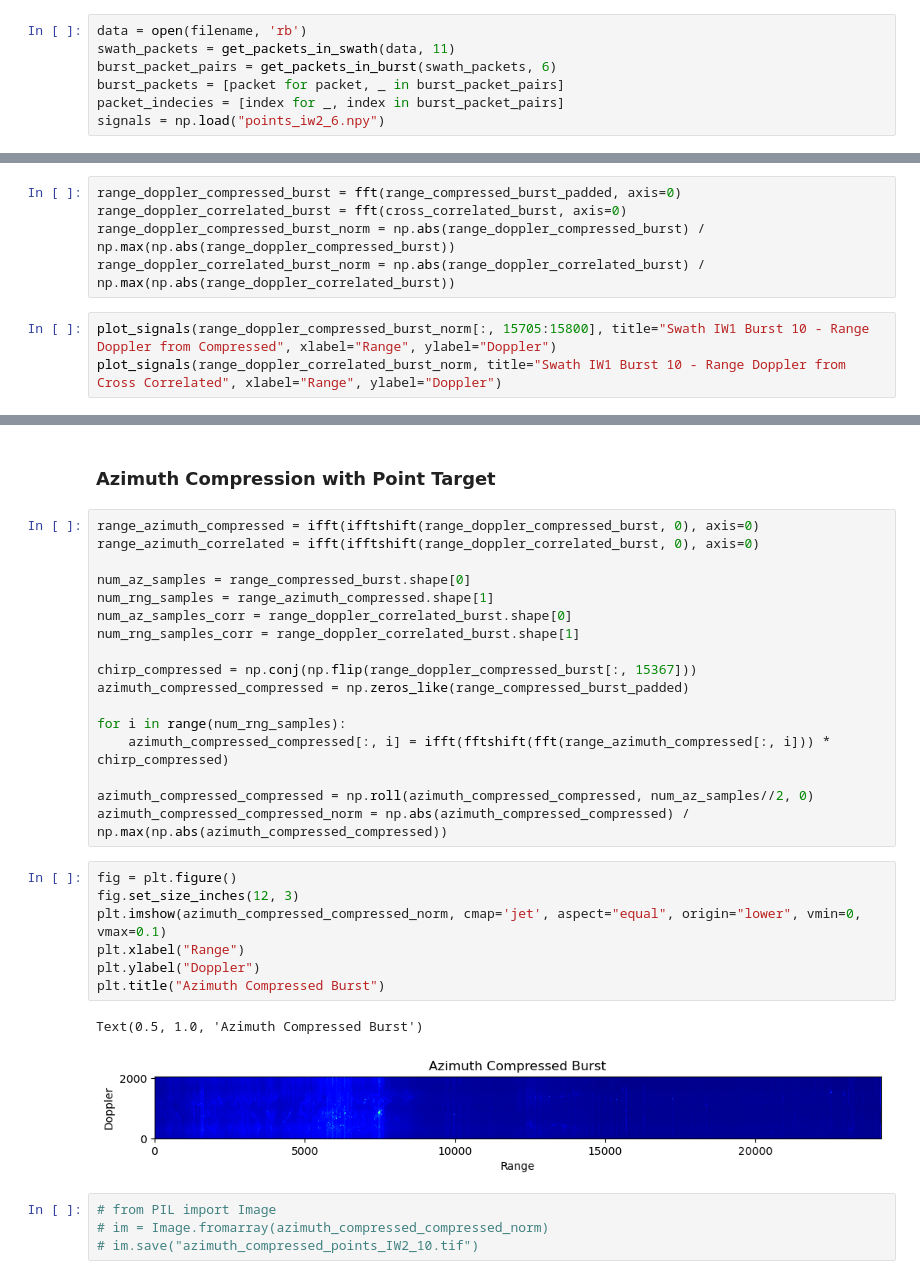
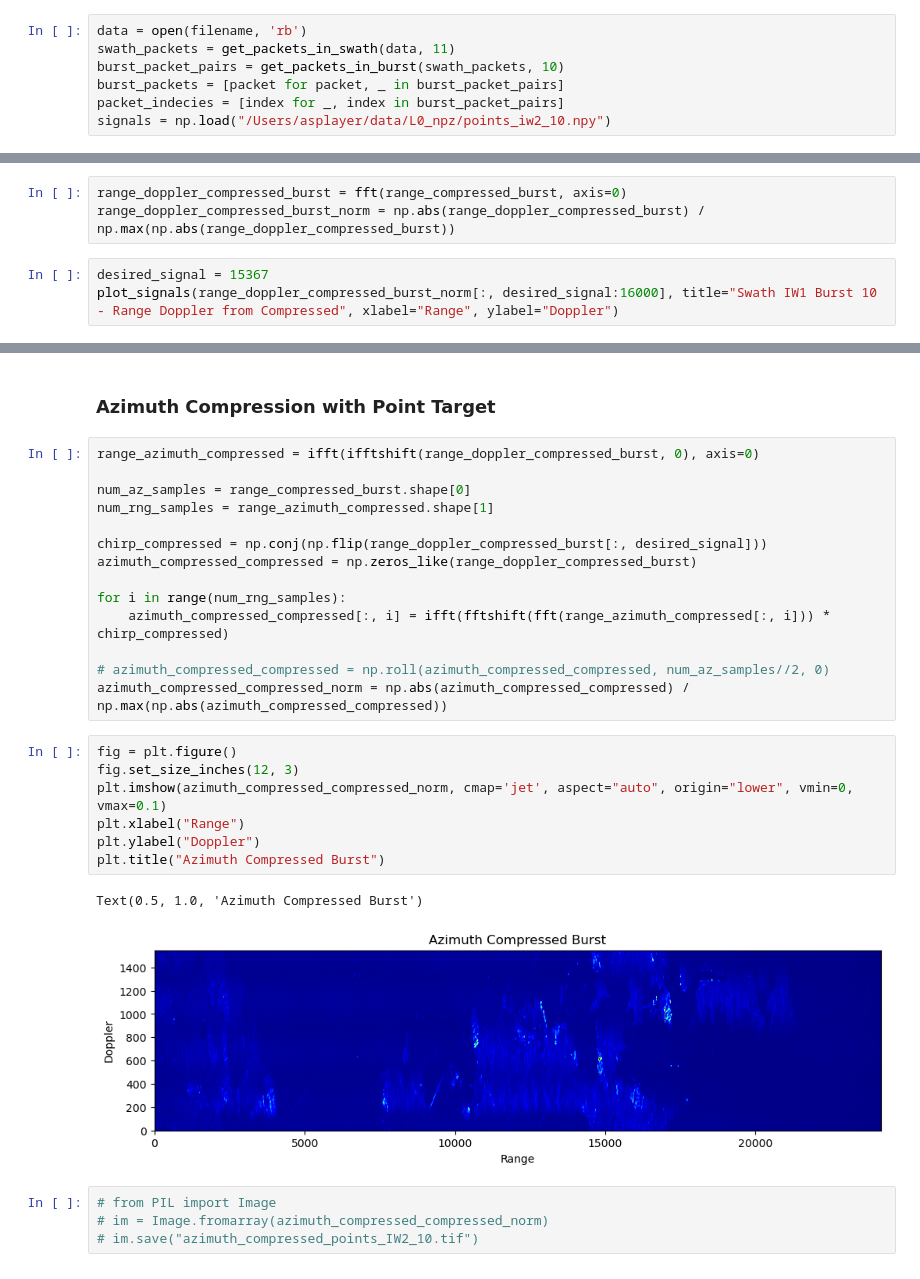
Before and after one commit to AndrewPlayer3/sar_processing, a Jupyter notebook: s1_level0/signal_analysis.ipynb, the cells around one changed output, grey strips where cells are left out. Saved outputs shown, nothing was run; the diff lists cells and outputs as text.

```diff
--- a/s1_level0/signal_analysis.ipynb
+++ b/s1_level0/signal_analysis.ipynb
@@ -226,10 +226,10 @@ def plot_signals(signals, title="", xlabel="", ylabel="", aspect="auto"):
 # %%
 data = open(filename, 'rb')
 swath_packets = get_packets_in_swath(data, 11)
-burst_packet_pairs = get_packets_in_burst(swath_packets, 6)
+burst_packet_pairs = get_packets_in_burst(swath_packets, 10)
 burst_packets = [packet for packet, _ in burst_packet_pairs]
 packet_indecies = [index for _, index in burst_packet_pairs]
-signals = np.load("points_iw2_6.npy")
+signals = np.load("/Users/asplayer/data/L0_npz/points_iw2_10.npy")
 # %% [markdown]
 ### Range Compression
 # %% [markdown]
@@ -290,11 +277,9 @@ num_az_fft_samples = int(2**np.ceil(np.log2(num_az_samples)))
 fft_pad_amount = num_az_fft_samples - num_az_samples
 range_compressed_burst_padded = np.pad(range_compressed_burst, ((0, fft_pad_amount), (0, 0)), mode='constant')
 # %%
-range_doppler_compressed_burst = fft(range_compressed_burst_padded, axis=0)
-range_doppler_correlated_burst = fft(cross_correlated_burst, axis=0)
+range_doppler_compressed_burst = fft(range_compressed_burst, axis=0)
 range_doppler_compressed_burst_norm = np.abs(range_doppler_compressed_burst) / np.max(np.abs(range_doppler_compressed_burst))
-range_doppler_correlated_burst_norm = np.abs(range_doppler_correlated_burst) / np.max(np.abs(range_doppler_correlated_burst))
 # %%
-plot_signals(range_doppler_compressed_burst_norm[:, 15705:15800], title="Swath IW1 Burst 10 - Range Doppler from Compressed", xlabel="Range", ylabel="Doppler")
-plot_signals(range_doppler_correlated_burst_norm, title="Swath IW1 Burst 10 - Range Doppler from Cross Correlated", xlabel="Range", ylabel="Doppler")
+desired_signal = 15367
+plot_signals(range_doppler_compressed_burst_norm[:, desired_signal:16000], title="Swath IW1 Burst 10 - Range Doppler from Compressed", xlabel="Range", ylabel="Doppler")
 # %% [output]
@@ -318,31 +296,28 @@ plot_signal_components(rd_azimuth_signal_correlated, 0, sampling_window_length,
 ### Azimuth Compression with Point Target
 # %%
 range_azimuth_compressed = ifft(ifftshift(range_doppler_compressed_burst, 0), axis=0)
-range_azimuth_correlated = ifft(ifftshift(range_doppler_correlated_burst, 0), axis=0)
 
 num_az_samples = range_compressed_burst.shape[0]
 num_rng_samples = range_azimuth_compressed.shape[1]
-num_az_samples_corr = range_doppler_correlated_burst.shape[0]
-num_rng_samples_corr = range_doppler_correlated_burst.shape[1]
 
-chirp_compressed = np.conj(np.flip(range_doppler_compressed_burst[:, 15367]))
-azimuth_compressed_compressed = np.zeros_like(range_compressed_burst_padded)
+chirp_compressed = np.conj(np.flip(range_doppler_compressed_burst[:, desired_signal]))
+azimuth_compressed_compressed = np.zeros_like(range_doppler_compressed_burst)
 
 for i in range(num_rng_samples):
     azimuth_compressed_compressed[:, i] = ifft(fftshift(fft(range_azimuth_compressed[:, i])) * chirp_compressed)
 
-azimuth_compressed_compressed = np.roll(azimuth_compressed_compressed, num_az_samples//2, 0)
+# azimuth_compressed_compressed = np.roll(azimuth_compressed_compressed, num_az_samples//2, 0)
 azimuth_compressed_compressed_norm = np.abs(azimuth_compressed_compressed) / np.max(np.abs(azimuth_compressed_compressed))
 # %%
 fig = plt.figure()
 fig.set_size_inches(12, 3)
-plt.imshow(azimuth_compressed_compressed_norm, cmap='jet', aspect="equal", origin="lower", vmin=0, vmax=0.1)
+plt.imshow(azimuth_compressed_compressed_norm, cmap='jet', aspect="auto", origin="lower", vmin=0, vmax=0.1)
 plt.xlabel("Range")
 plt.ylabel("Doppler")
 plt.title("Azimuth Compressed Burst")
 # %% [output]
 Text(0.5, 1.0, 'Azimuth Compressed Burst')
-[figure, old version]
+[figure, new version]
 # %%
 # from PIL import Image
 # im = Image.fromarray(azimuth_compressed_compressed_norm)
```
Also changed, not shown: parts of 28 cells of this notebook.
